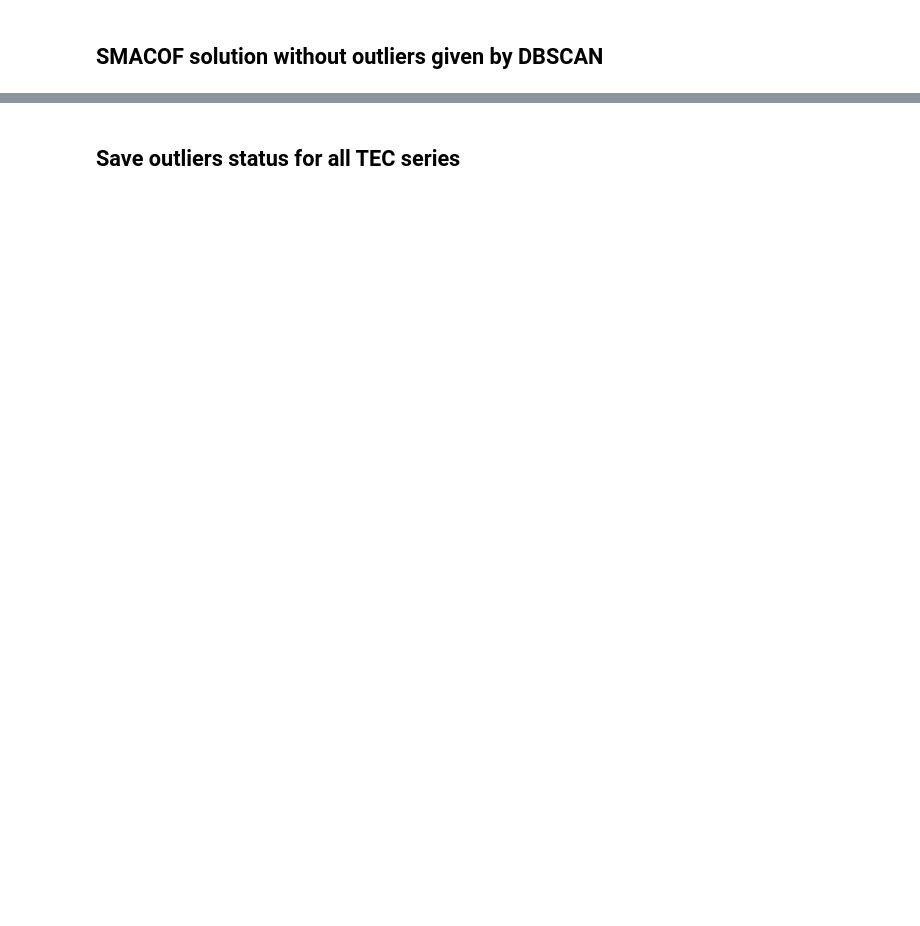
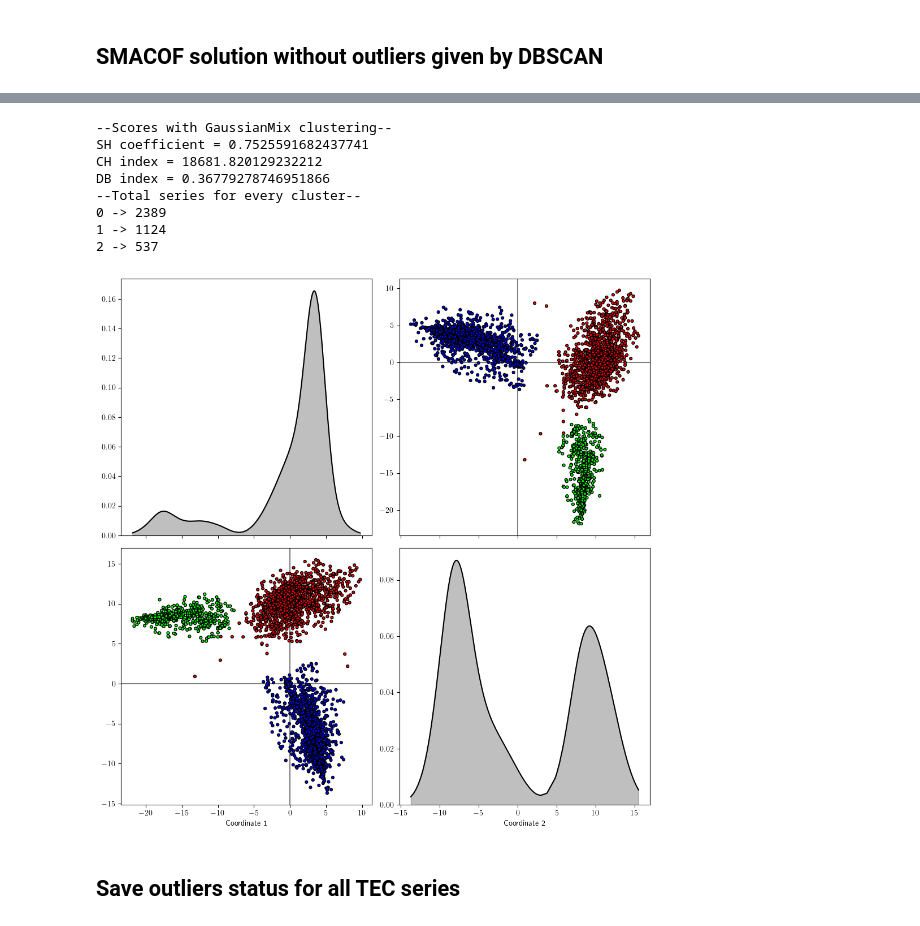
Before and after one commit to FedeSS99/ClusterTEC, a Jupyter notebook: ClusterVTECseries_MDS_Outliers.ipynb, the cells around one changed output, grey strips where cells are left out. Saved outputs shown, nothing was run; the diff lists cells and outputs as text; code cells hidden in the pictures; blank space fills up the shorter version.

```diff
--- a/ClusterVTECseries_MDS_Outliers.ipynb
+++ b/ClusterVTECseries_MDS_Outliers.ipynb
@@ -130,3 +106,16 @@ DB index = 0.4002082956394932
+# %%
+TEC_ClusterSeriesRed.ClusterTSVectors(num_clusters = 3, cluster_method = "Gaussian")
+TEC_ClusterSeriesRed.VisualizeClustering()
+# %% [output]
+--Scores with GaussianMix clustering--
+SH coefficient = 0.7525591682437741
+CH index = 18681.820129232212
+DB index = 0.36779278746951866
+--Total series for every cluster--
+0 -> 2389
+1 -> 1124
+2 -> 537
+[figure, added]
 # %% [markdown]
 ## Save outliers status for all TEC series
 # %%
```
Also changed, not shown: parts of 17 cells of this notebook.
